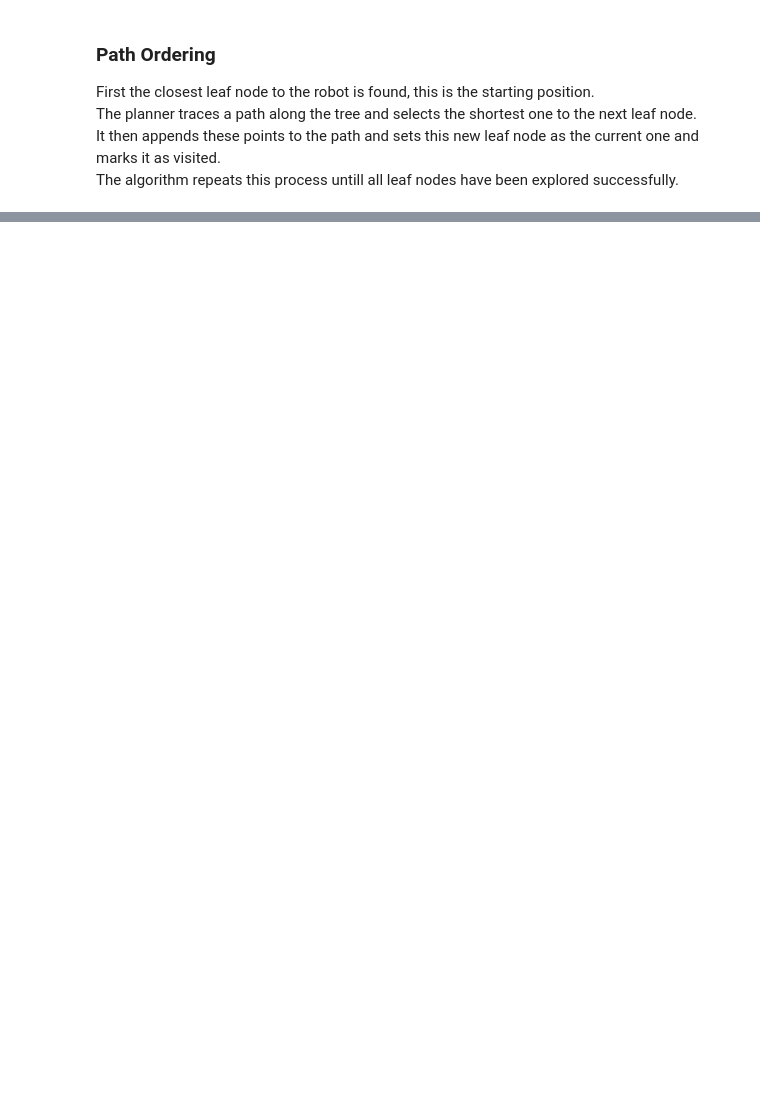
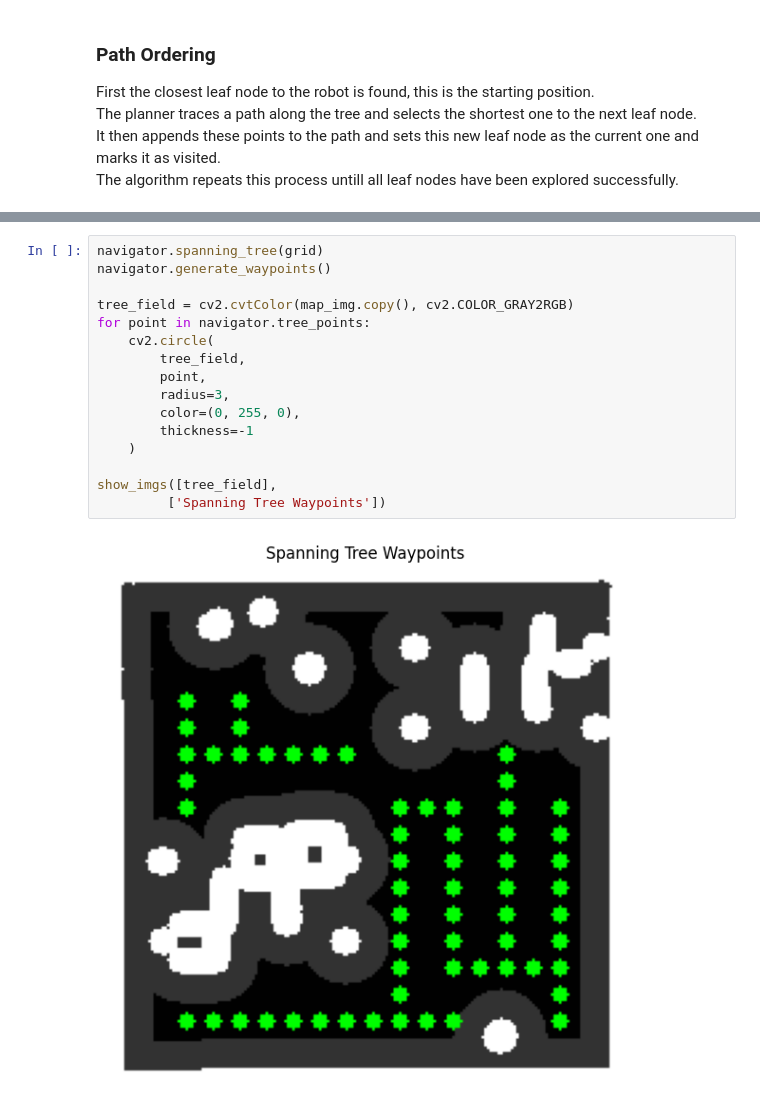
Before and after one commit to machine0herald/Mirte_Lab_Clean, a Jupyter notebook: mirte_lc_nav2/mirte_lc_nav2/test_nav.ipynb, the cells around one changed output, grey strips where cells are left out. Cells and saved outputs as stored; diff of their text form; blank space fills up the shorter version.

```diff
--- a/mirte_lc_nav2/mirte_lc_nav2/test_nav.ipynb
+++ b/mirte_lc_nav2/mirte_lc_nav2/test_nav.ipynb
@@ -367,0 +392,18 @@ found 9 leaf nodes
+# %%
+navigator.spanning_tree(grid)
+navigator.generate_waypoints()
+
+tree_field = cv2.cvtColor(map_img.copy(), cv2.COLOR_GRAY2RGB)
+for point in navigator.tree_points:
+    cv2.circle(
+        tree_field,
+        point,
+        radius=3,
+        color=(0, 255, 0),
+        thickness=-1
+    )
+
+show_imgs([tree_field],
+         ['Spanning Tree Waypoints'])
+# %% [output]
+[figure, added]
```
Also changed, not shown: parts of 11 cells of this notebook, 7 other files.
